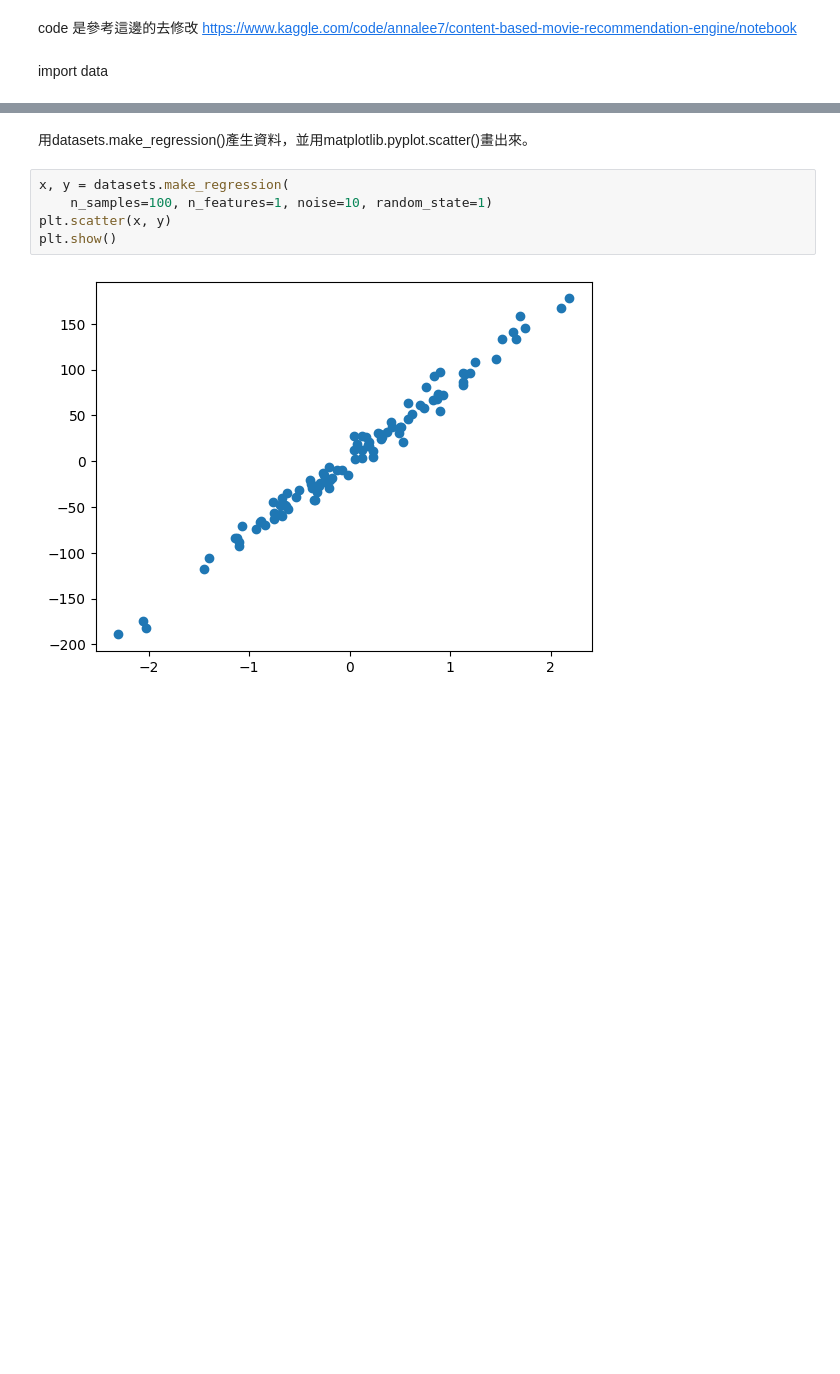
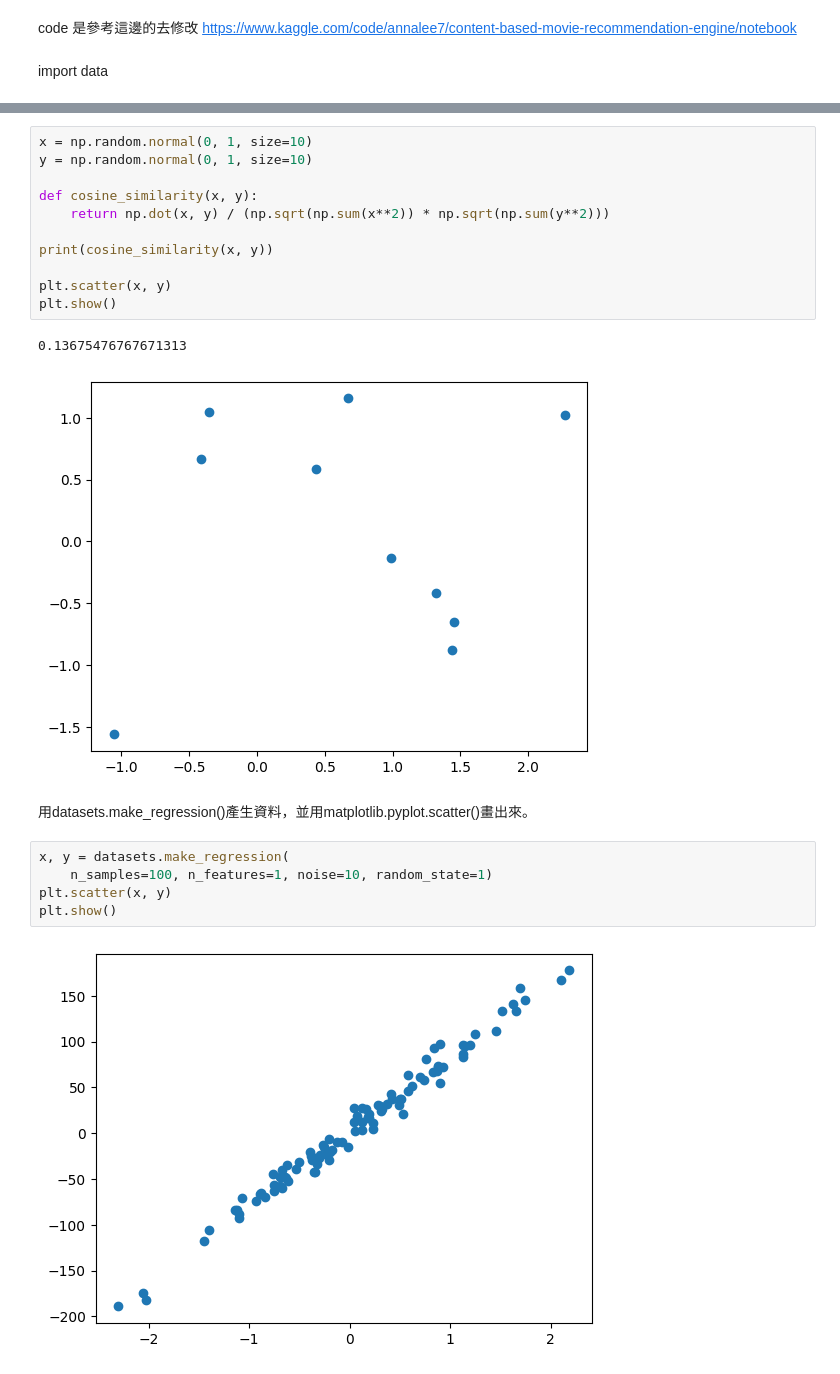
Before and after one commit to MeowOhMeow/probability-practice, a Jupyter notebook: 0520練習.ipynb, the cells around one changed output, grey strips where cells are left out. Saved outputs shown, nothing was run; the diff lists cells and outputs as text; blank space fills up the shorter version.

```diff
--- a/0520練習.ipynb
+++ b/0520練習.ipynb
@@ -20,3 +38,17 @@ from tabulate import tabulate
+# %%
+x = np.random.normal(0, 1, size=10)
+y = np.random.normal(0, 1, size=10)
+
+def cosine_similarity(x, y):
+    return np.dot(x, y) / (np.sqrt(np.sum(x**2)) * np.sqrt(np.sum(y**2)))
+
+print(cosine_similarity(x, y))
+
+plt.scatter(x, y)
+plt.show()
+# %% [output]
+0.13675476767671313
+[figure, added]
 # %% [markdown]
 用datasets.make_regression()產生資料，並用matplotlib.pyplot.scatter()畫出來。
 # %%
```
Also changed, not shown: parts of 2 cells of this notebook.
